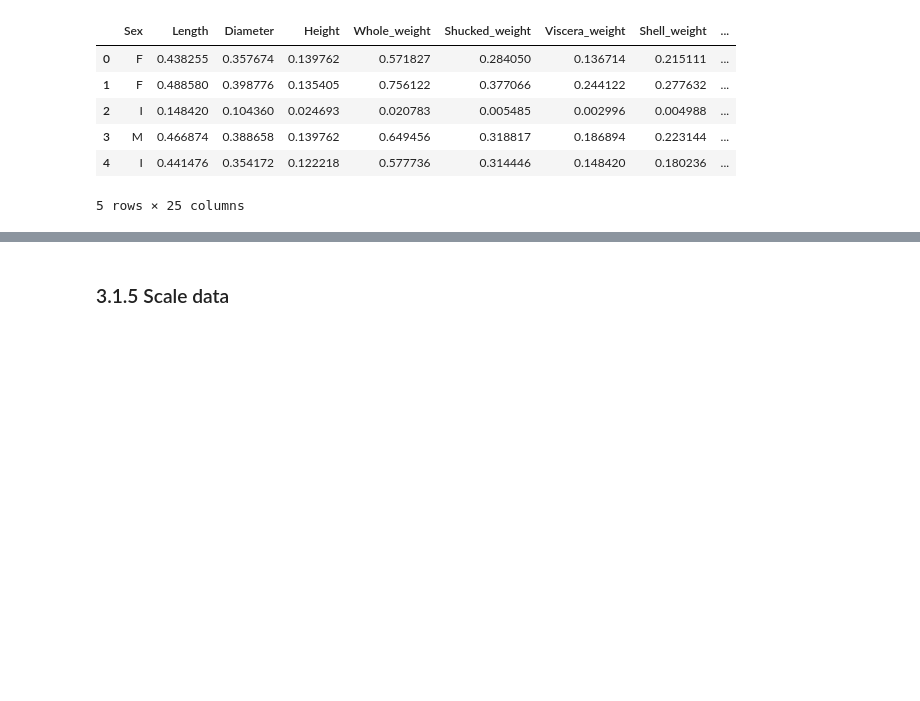
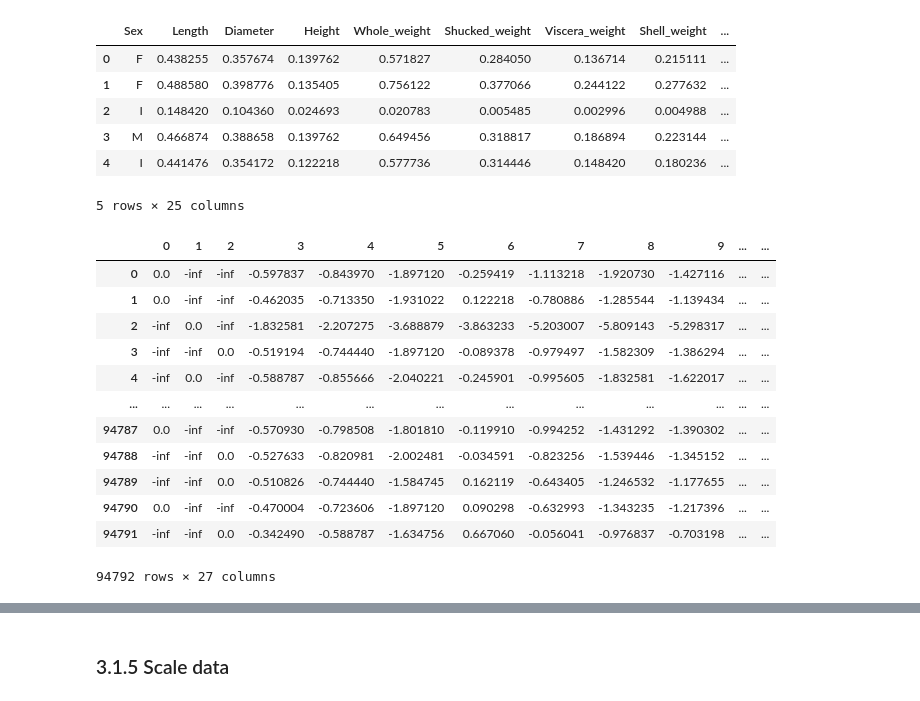
Before and after one commit to KostasEreksonas/Kaggle_Playground_Series, a Jupyter notebook: s4e4.ipynb, the cells around one changed output, grey strips where cells are left out. Saved outputs shown, nothing was run; the diff lists cells and outputs as text; code cells hidden in the pictures; blank space fills up the shorter version.

```diff
--- a/s4e4.ipynb
+++ b/s4e4.ipynb
@@ -370,6 +406,24 @@ X.head()
 | 3 | M | 0.466874 | 0.388658 | 0.139762 | 0.649456 | 0.318817 | 0.186894 | 0.223144 | ... |
 | 4 | I | 0.441476 | 0.354172 | 0.122218 | 0.577736 | 0.314446 | 0.148420 | 0.180236 | ... |
 5 rows × 25 columns
+# %%
+X = np.log(X)
+# %%
+X
+# %% [output]
+|  | 0 | 1 | 2 | 3 | 4 | 5 | 6 | 7 | 8 | 9 | ... | ... |
+| 0 | 0.0 | -inf | -inf | -0.597837 | -0.843970 | -1.897120 | -0.259419 | -1.113218 | -1.920730 | -1.427116 | ... | ... |
+| 1 | 0.0 | -inf | -inf | -0.462035 | -0.713350 | -1.931022 | 0.122218 | -0.780886 | -1.285544 | -1.139434 | ... | ... |
+| 2 | -inf | 0.0 | -inf | -1.832581 | -2.207275 | -3.688879 | -3.863233 | -5.203007 | -5.809143 | -5.298317 | ... | ... |
+| 3 | -inf | -inf | 0.0 | -0.519194 | -0.744440 | -1.897120 | -0.089378 | -0.979497 | -1.582309 | -1.386294 | ... | ... |
+| 4 | -inf | 0.0 | -inf | -0.588787 | -0.855666 | -2.040221 | -0.245901 | -0.995605 | -1.832581 | -1.622017 | ... | ... |
+| ... | ... | ... | ... | ... | ... | ... | ... | ... | ... | ... | ... | ... |
+| 94787 | 0.0 | -inf | -inf | -0.570930 | -0.798508 | -1.801810 | -0.119910 | -0.994252 | -1.431292 | -1.390302 | ... | ... |
+| 94788 | -inf | -inf | 0.0 | -0.527633 | -0.820981 | -2.002481 | -0.034591 | -0.823256 | -1.539446 | -1.345152 | ... | ... |
+| 94789 | -inf | -inf | 0.0 | -0.510826 | -0.744440 | -1.584745 | 0.162119 | -0.643405 | -1.246532 | -1.177655 | ... | ... |
+| 94790 | 0.0 | -inf | -inf | -0.470004 | -0.723606 | -1.897120 | 0.090298 | -0.632993 | -1.343235 | -1.217396 | ... | ... |
+| 94791 | -inf | -inf | 0.0 | -0.342490 | -0.588787 | -1.634756 | 0.667060 | -0.056041 | -0.976837 | -0.703198 | ... | ... |
+94792 rows × 27 columns
 # %%
 test.head()
 # %% [output]
```
Also changed, not shown: parts of 24 cells of this notebook, 1 other file.
